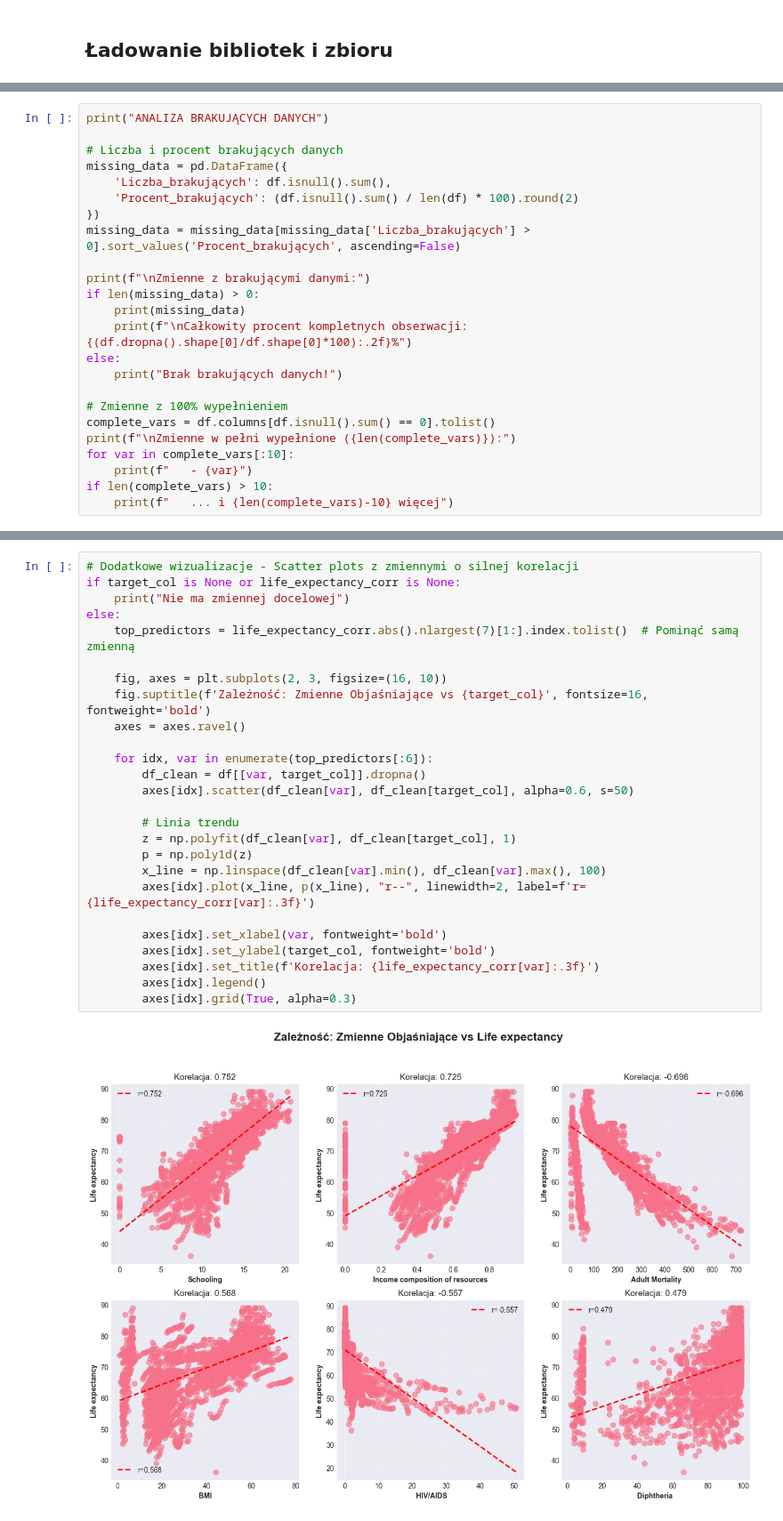
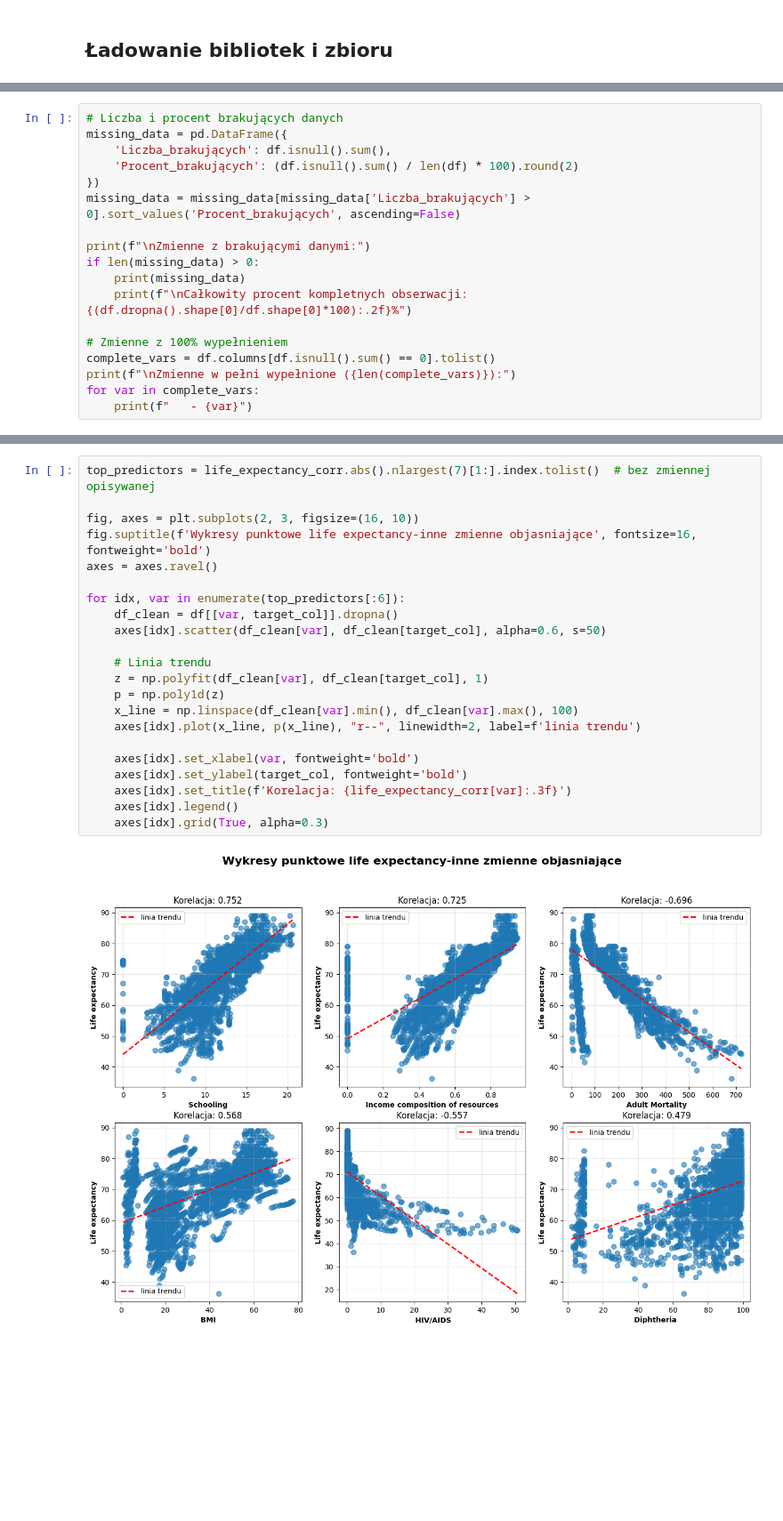
Before and after one commit to Paffeueq/data_mining_project, a Jupyter notebook: Life_Expectancy_Analysis.ipynb, the cells around one changed output, grey strips where cells are left out. Shown at 89% size. Cells and saved outputs as stored; diff of their text form; blank space fills up the shorter version.

Commit message:
Znaczne poprawki we wnioskach, uproszczenie kodu, dodanie brakujących elementów, propozycja dalszego rozwinięcia

```diff
--- a/Life_Expectancy_Analysis.ipynb
+++ b/Life_Expectancy_Analysis.ipynb
@@ -239,6 +276,4 @@ Zmienne objaśniające wykazują znacznie większą zmienność niż zmienna doc
 # %%
-print("ANALIZA BRAKUJĄCYCH DANYCH")
-
 # Liczba i procent brakujących danych
 missing_data = pd.DataFrame({
     'Liczba_brakujących': df.isnull().sum(),
@@ -250,14 +285,10 @@ print(f"\nZmienne z brakującymi danymi:")
 if len(missing_data) > 0:
     print(missing_data)
     print(f"\nCałkowity procent kompletnych obserwacji: {(df.dropna().shape[0]/df.shape[0]*100):.2f}%")
-else:
-    print("Brak brakujących danych!")
 
 # Zmienne z 100% wypełnieniem
 complete_vars = df.columns[df.isnull().sum() == 0].tolist()
 print(f"\nZmienne w pełni wypełnione ({len(complete_vars)}):")
-for var in complete_vars[:10]:
+for var in complete_vars:
     print(f"   - {var}")
-if len(complete_vars) > 10:
-    print(f"   ... i {len(complete_vars)-10} więcej")
 # %% [output]
@@ -338,29 +377,25 @@ else:
 # %%
-# Dodatkowe wizualizacje - Scatter plots z zmiennymi o silnej korelacji
-if target_col is None or life_expectancy_corr is None:
-    print("Nie ma zmiennej docelowej")
-else:
-    top_predictors = life_expectancy_corr.abs().nlargest(7)[1:].index.tolist()  # Pominąć samą zmienną
+top_predictors = life_expectancy_corr.abs().nlargest(7)[1:].index.tolist()  # bez zmiennej opisywanej
 
-    fig, axes = plt.subplots(2, 3, figsize=(16, 10))
-    fig.suptitle(f'Zależność: Zmienne Objaśniające vs {target_col}', fontsize=16, fontweight='bold')
-    axes = axes.ravel()
+fig, axes = plt.subplots(2, 3, figsize=(16, 10))
+fig.suptitle(f'Wykresy punktowe life expectancy-inne zmienne objasniające', fontsize=16, fontweight='bold')
+axes = axes.ravel()
 
-    for idx, var in enumerate(top_predictors[:6]):
-        df_clean = df[[var, target_col]].dropna()
-        axes[idx].scatter(df_clean[var], df_clean[target_col], alpha=0.6, s=50)
+for idx, var in enumerate(top_predictors[:6]):
+    df_clean = df[[var, target_col]].dropna()
+    axes[idx].scatter(df_clean[var], df_clean[target_col], alpha=0.6, s=50)
 
-        # Linia trendu
-        z = np.polyfit(df_clean[var], df_clean[target_col], 1)
-        p = np.poly1d(z)
-        x_line = np.linspace(df_clean[var].min(), df_clean[var].max(), 100)
-        axes[idx].plot(x_line, p(x_line), "r--", linewidth=2, label=f'r={life_expectancy_corr[var]:.3f}')
+    # Linia trendu
+    z = np.polyfit(df_clean[var], df_clean[target_col], 1)
+    p = np.poly1d(z)
+    x_line = np.linspace(df_clean[var].min(), df_clean[var].max(), 100)
+    axes[idx].plot(x_line, p(x_line), "r--", linewidth=2, label=f'linia trendu')
 
-        axes[idx].set_xlabel(var, fontweight='bold')
-        axes[idx].set_ylabel(target_col, fontweight='bold')
-        axes[idx].set_title(f'Korelacja: {life_expectancy_corr[var]:.3f}')
-        axes[idx].legend()
-        axes[idx].grid(True, alpha=0.3)
+    axes[idx].set_xlabel(var, fontweight='bold')
+    axes[idx].set_ylabel(target_col, fontweight='bold')
+    axes[idx].set_title(f'Korelacja: {life_expectancy_corr[var]:.3f}')
+    axes[idx].legend()
+    axes[idx].grid(True, alpha=0.3)
 # %% [output]
-[figure, old version]
+[figure, new version]
 # %% [markdown]
```
Also changed, not shown: parts of 26 cells of this notebook, 1 other file.
